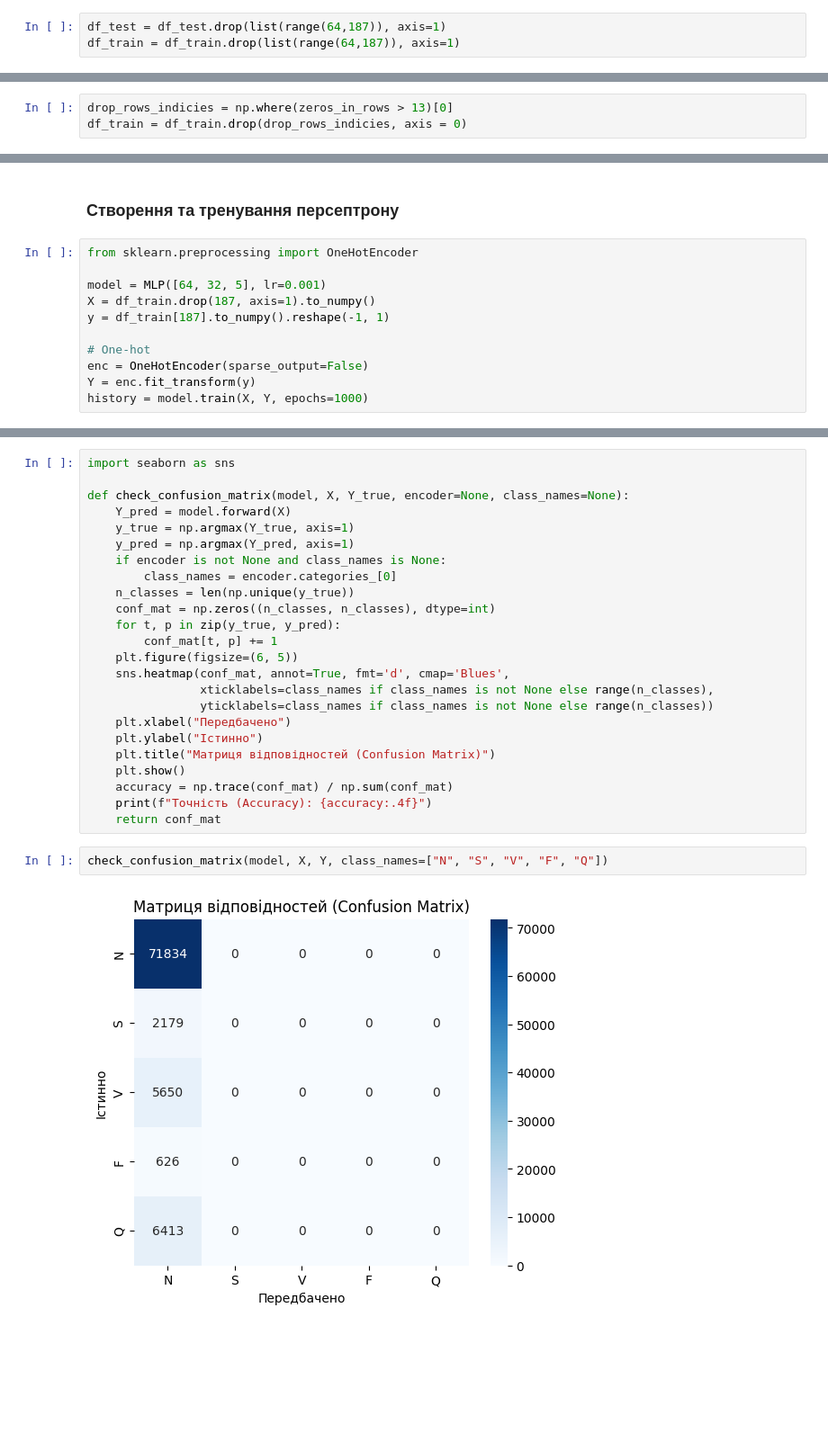
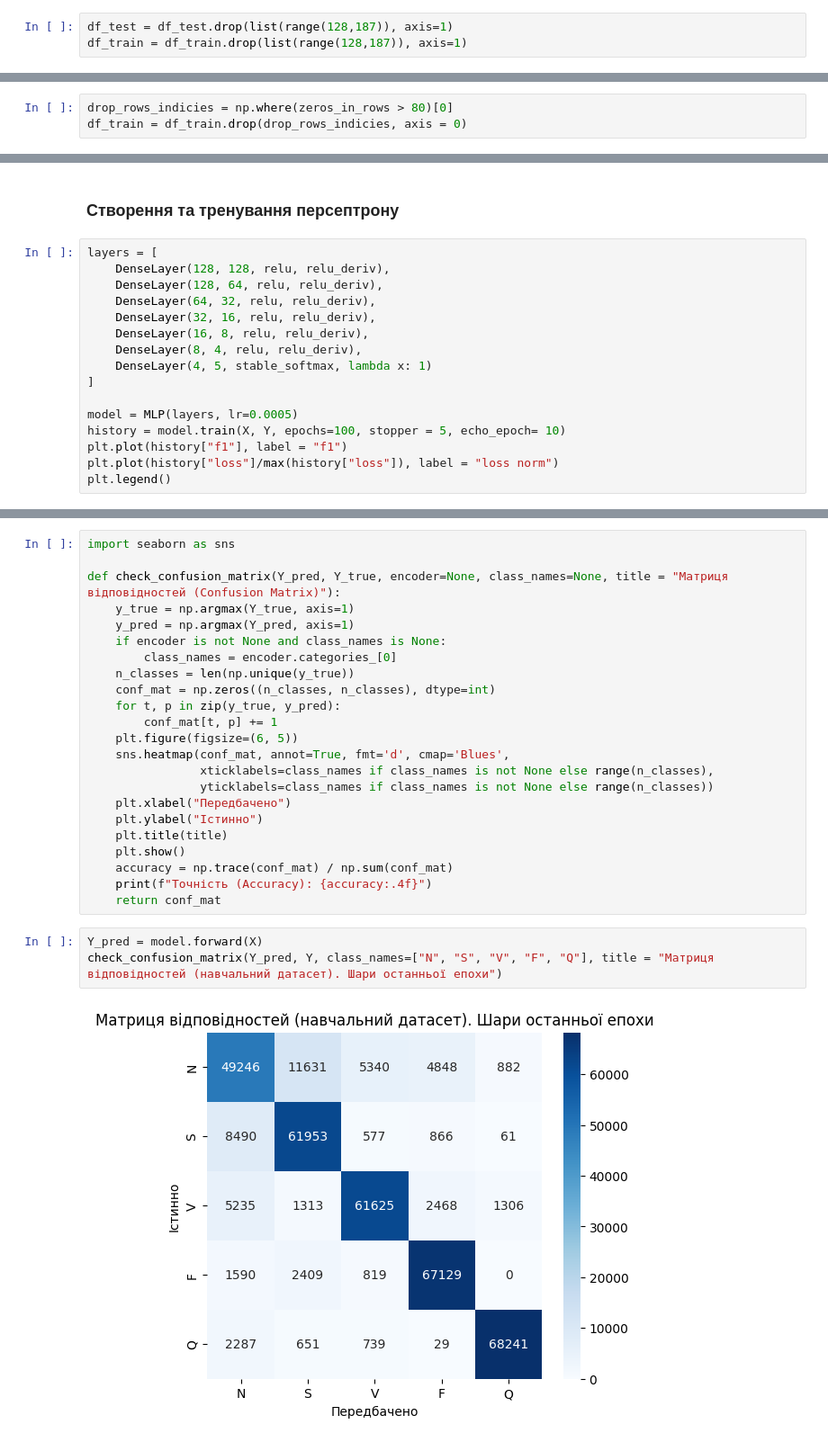
Before and after one commit to MINIAProgramStudio/ML_methods, a Jupyter notebook: Lab_2b/Mykhailo_Holub_FI21_MLP.ipynb, the cells around one changed output, grey strips where cells are left out. Shown at 90% size. Saved outputs shown, nothing was run; the diff lists cells and outputs as text; blank space fills up the shorter version.

```diff
--- a/Lab_2b/Mykhailo_Holub_FI21_MLP.ipynb
+++ b/Lab_2b/Mykhailo_Holub_FI21_MLP.ipynb
@@ -175,6 +171,6 @@ pass
 # %%
-df_test = df_test.drop(list(range(64,187)), axis=1)
-df_train = df_train.drop(list(range(64,187)), axis=1)
+df_test = df_test.drop(list(range(128,187)), axis=1)
+df_train = df_train.drop(list(range(128,187)), axis=1)
 # %% [markdown]
 Також не несуть корисної інформації рядки що повністю або майже частково складаються з нулів
 # %%
@@ -208,5 +204,5 @@ pass
 # %%
-drop_rows_indicies = np.where(zeros_in_rows > 13)[0]
+drop_rows_indicies = np.where(zeros_in_rows > 80)[0]
 df_train = df_train.drop(drop_rows_indicies, axis = 0)
 # %% [markdown]
 Приклади рядків з отриманого набору даних:
@@ -359,14 +533,19 @@ class MLP:
 # %% [markdown]
 ### Створення та тренування персептрону
 # %%
-from sklearn.preprocessing import OneHotEncoder
+layers = [
+    DenseLayer(128, 128, relu, relu_deriv),
+    DenseLayer(128, 64, relu, relu_deriv),
+    DenseLayer(64, 32, relu, relu_deriv),
+    DenseLayer(32, 16, relu, relu_deriv),
+    DenseLayer(16, 8, relu, relu_deriv),
+    DenseLayer(8, 4, relu, relu_deriv),
+    DenseLayer(4, 5, stable_softmax, lambda x: 1)
+]
 
-model = MLP([64, 32, 5], lr=0.001)
-X = df_train.drop(187, axis=1).to_numpy()
-y = df_train[187].to_numpy().reshape(-1, 1)
-
-# One-hot
-enc = OneHotEncoder(sparse_output=False)
-Y = enc.fit_transform(y)
-history = model.train(X, Y, epochs=1000)
+model = MLP(layers, lr=0.0005)
+history = model.train(X, Y, epochs=100, stopper = 5, echo_epoch= 10)
+plt.plot(history["f1"], label = "f1")
+plt.plot(history["loss"]/max(history["loss"]), label = "loss norm")
+plt.legend()
 # %% [output]
@@ -390,8 +559,7 @@ Epoch 1000 | loss=20 | acc=0.828516
 # %%
 import seaborn as sns
 
-def check_confusion_matrix(model, X, Y_true, encoder=None, class_names=None):
-    Y_pred = model.forward(X)
+def check_confusion_matrix(Y_pred, Y_true, encoder=None, class_names=None, title = "Матриця відповідностей (Confusion Matrix)"):
     y_true = np.argmax(Y_true, axis=1)
     y_pred = np.argmax(Y_pred, axis=1)
     if encoder is not None and class_names is None:
@@ -406,12 +574,13 @@ def check_confusion_matrix(model, X, Y_true, encoder=None, class_names=None):
                 yticklabels=class_names if class_names is not None else range(n_classes))
     plt.xlabel("Передбачено")
     plt.ylabel("Істинно")
-    plt.title("Матриця відповідностей (Confusion Matrix)")
+    plt.title(title)
     plt.show()
     accuracy = np.trace(conf_mat) / np.sum(conf_mat)
     print(f"Точність (Accuracy): {accuracy:.4f}")
     return conf_mat
 # %%
-check_confusion_matrix(model, X, Y, class_names=["N", "S", "V", "F", "Q"])
+Y_pred = model.forward(X)
+check_confusion_matrix(Y_pred, Y, class_names=["N", "S", "V", "F", "Q"], title = "Матриця відповідностей (навчальний датасет). Шари останньої епохи")
 # %% [output]
-[figure, old version]
+[figure, new version]
```
Also changed, not shown: parts of 26 cells of this notebook.
